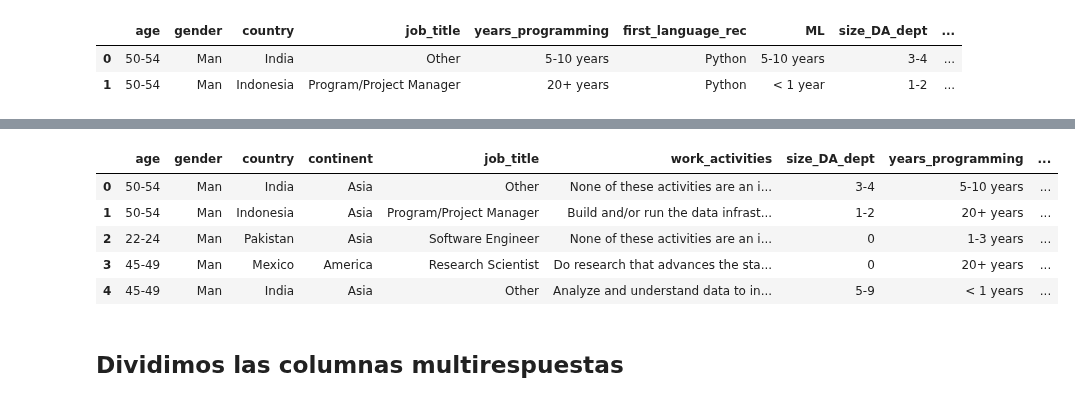
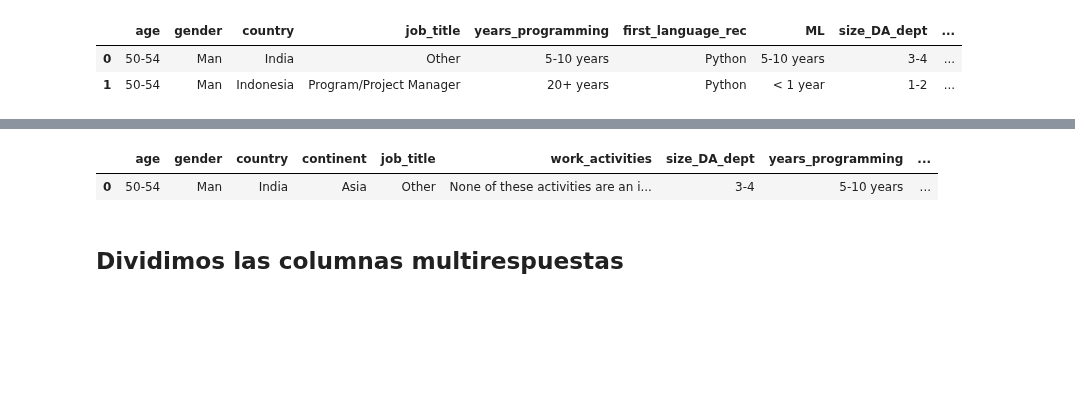
Before and after one commit to Adalab/project-da-promo-d-module-2-team-2-, a Jupyter notebook: notebooks/limpieza.ipynb, the cells around one changed output, grey strips where cells are left out. Cells and saved outputs as stored; diff of their text form; code cells hidden in the pictures; blank space fills up the shorter version.

```diff
--- a/notebooks/limpieza.ipynb
+++ b/notebooks/limpieza.ipynb
@@ -375,6 +300,7 @@ nuevo_orden = ['age',
  'IDE',
  'big_data',
  'BI_tools',
+ 'visualisation',
  'ML',
  'notebooks_KaggleNotebooks',
  'notebooks_ColabNotebooks',
@@ -406,14 +332,10 @@ nuevo_orden = ['age',
  ]
 # %%
 df_limpio = df_limpio.reindex(columns=nuevo_orden)
-df_limpio.head()
+df_limpio.head(1)
 # %% [output]
 |  | age | gender | country | continent | job_title | work_activities | size_DA_dept | years_programming | ... |
 | 0 | 50-54 | Man | India | Asia | Other | None of these activities are an i... | 3-4 | 5-10 years | ... |
-| 1 | 50-54 | Man | Indonesia | Asia | Program/Project Manager | Build and/or run the data infrast... | 1-2 | 20+ years | ... |
-| 2 | 22-24 | Man | Pakistan | Asia | Software Engineer | None of these activities are an i... | 0 | 1-3 years | ... |
-| 3 | 45-49 | Man | Mexico | America | Research Scientist | Do research that advances the sta... | 0 | 20+ years | ... |
-| 4 | 45-49 | Man | India | Asia | Other | Analyze and understand data to in... | 5-9 | < 1 years | ... |
 # %%
 df_limpio.to_csv('../datos/datos_limpios.csv')
 # %% [markdown]
```
Also changed, not shown: parts of 38 cells of this notebook, 3 other files.
